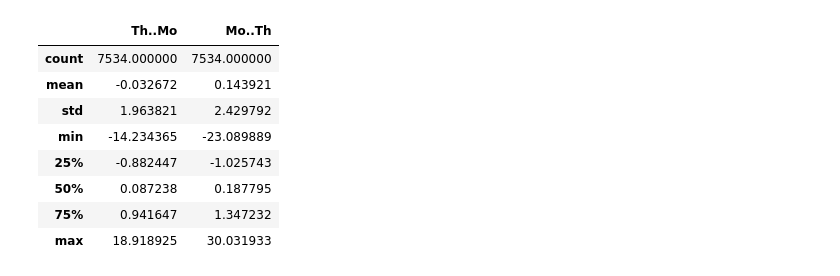
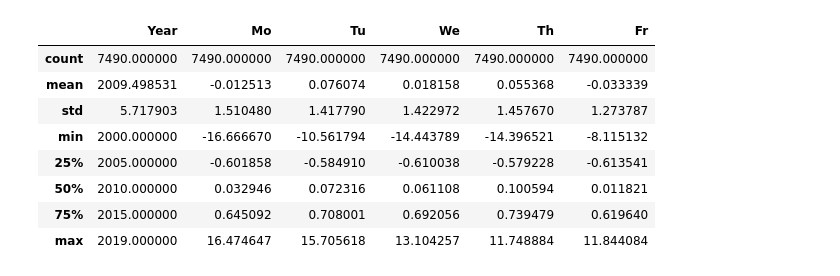
Before and after one commit to serenaL/GTATL5Project1, a Jupyter notebook: Notebooks/InputDataExtraction.ipynb, the cells around one changed output. Cells and saved outputs as stored; diff of their text form; code cells hidden in the pictures.

Commit message:
Added dataset2

```diff
--- a/Notebooks/InputDataExtraction.ipynb
+++ b/Notebooks/InputDataExtraction.ipynb
@@ -16,7 +17,7 @@ import matplotlib.pyplot as plt
 def get_filename(ticker):
     return os.path.join("..", "InputData", ticker + ".csv") # use relative location of the input files to the notebook
 # %%
-def read_ticker(file_name):
+def read_ticker_file(file_name):
     # Input file into dataframe
     rawdata = pd.read_csv(file_name)
     # Date into date type, date of week, week of year, Close value
@@ -27,6 +28,12 @@ def read_ticker(file_name):
 
     # Pivot data
     return rawdata.pivot(index='Year.Week', columns='Weekday', values='CloseValue')
+
+def get_ticker_data(ticker):
+    # Read data from input file, calculate changes between two days
+    middata = read_ticker_file(get_filename(ticker))
+    middata.columns = ['Mo', 'Tu', 'We', 'Th', 'Fr'] # change column names, pandas does not like numerical values (?)
+    return middata
 # %%
 delta1 = 'Th..Mo'
 delta2 = 'Mo..Th'
@@ -50,16 +54,40 @@ def get_ticker_data(ticker):
+# %%
+def get_dataset2(ticker):
+    # This dataset has index, Ticker, and Th..Mo, Mo..Th delta values
+    midset2 = get_ticker_data(ticker)
+    midset2['Tmp'] = midset2.Fr.shift(1) # move the column values one row down, it's used for cross week change calculation
+    # Calculate relative value changes for each weekday
+    midset2['Fr'] = 100 * (midset2.Fr - midset2.Th) /  midset2.Th
+    midset2['Th'] = 100 * (midset2.Th - midset2.We) /  midset2.We
+    midset2['We'] = 100 * (midset2.We - midset2.Tu) /  midset2.Tu
+    midset2['Tu'] = 100 * (midset2.Tu - midset2.Mo) /  midset2.Mo
+    midset2['Mo'] = 100 * (midset2.Mo - midset2.Tmp) / midset2.Tmp
+    midset2 = midset2.drop('Tmp', axis=1) # drop temporaty column
+
+    # Clean input data
+    cleanset2 = midset2.dropna() # drop rows wiht n/a values; run this before columns reduction
+    cleanset2.insert(loc=0, column='Ticker', value=ticker)
+    cleanset2.insert(loc=1, column='Year', value=cleanset2.index)
+    cleanset2.Year = cleanset2.Year.astype(int) # get year number by column data type change
+    return cleanset2
 # %%
 # Main method, call it to extract data from input file into DataFrame
-def main():
+def main(setnr):
     # List of tickers
     tickers = ["XLB","XLC","XLE","XLF","XLI","XLK","XLP","XLRE", "XLU", "XLV", "XLY"]
 
     outputdf = pd.DataFrame()
 
-    print("Running data extraction ...")
+    print(f"Running data extraction {setnr} ...")
     print("Ticker: ", end = '')
     for ticker in tickers:
+        if(setnr == 1):
+            outputdf = outputdf.append(get_dataset1(ticker))
+        elif(setnr == 2):
+            outputdf = outputdf.append(get_dataset2(ticker))
+        else:
+            continue
         print(ticker, end = ' ')
-        outputdf = outputdf.append(get_ticker_data(ticker))
     print("")
     print("... done.")
 
@@ -67,5 +95,6 @@ def main():
 # %%
 # Run data extraction
 # Returned value is df, you can save its value into file, or use it otherwise
-dataout = main()
+dataout2 = main(2)
+dataout2.head()
 # %% [output]
@@ -75,15 +111,15 @@ Ticker: XLB XLC XLE XLF XLI XLK XLP XLRE XLU XLV XLY
 # %%
 # Check basic stat
-dataout.describe()
+dataout2.describe()
 # %% [output]
-|  | Th..Mo | Mo..Th |
-| count | 7534.000000 | 7534.000000 |
-| mean | -0.032672 | 0.143921 |
-| std | 1.963821 | 2.429792 |
-| min | -14.234365 | -23.089889 |
-| 25% | -0.882447 | -1.025743 |
-| 50% | 0.087238 | 0.187795 |
-| 75% | 0.941647 | 1.347232 |
-| max | 18.918925 | 30.031933 |
+|  | Year | Mo | Tu | We | Th | Fr |
+| count | 7490.000000 | 7490.000000 | 7490.000000 | 7490.000000 | 7490.000000 | 7490.000000 |
+| mean | 2009.498531 | -0.012513 | 0.076074 | 0.018158 | 0.055368 | -0.033339 |
+| std | 5.717903 | 1.510480 | 1.417790 | 1.422972 | 1.457670 | 1.273787 |
+| min | 2000.000000 | -16.666670 | -10.561794 | -14.443789 | -14.396521 | -8.115132 |
+| 25% | 2005.000000 | -0.601858 | -0.584910 | -0.610038 | -0.579228 | -0.613541 |
+| 50% | 2010.000000 | 0.032946 | 0.072316 | 0.061108 | 0.100594 | 0.011821 |
+| 75% | 2015.000000 | 0.645092 | 0.708001 | 0.692056 | 0.739479 | 0.619640 |
+| max | 2019.000000 | 16.474647 | 15.705618 | 13.104257 | 11.748884 | 11.844084 |
 # %%
 # Data into output file
```
Also changed, not shown: parts of 8 cells of this notebook, 2 other files.
